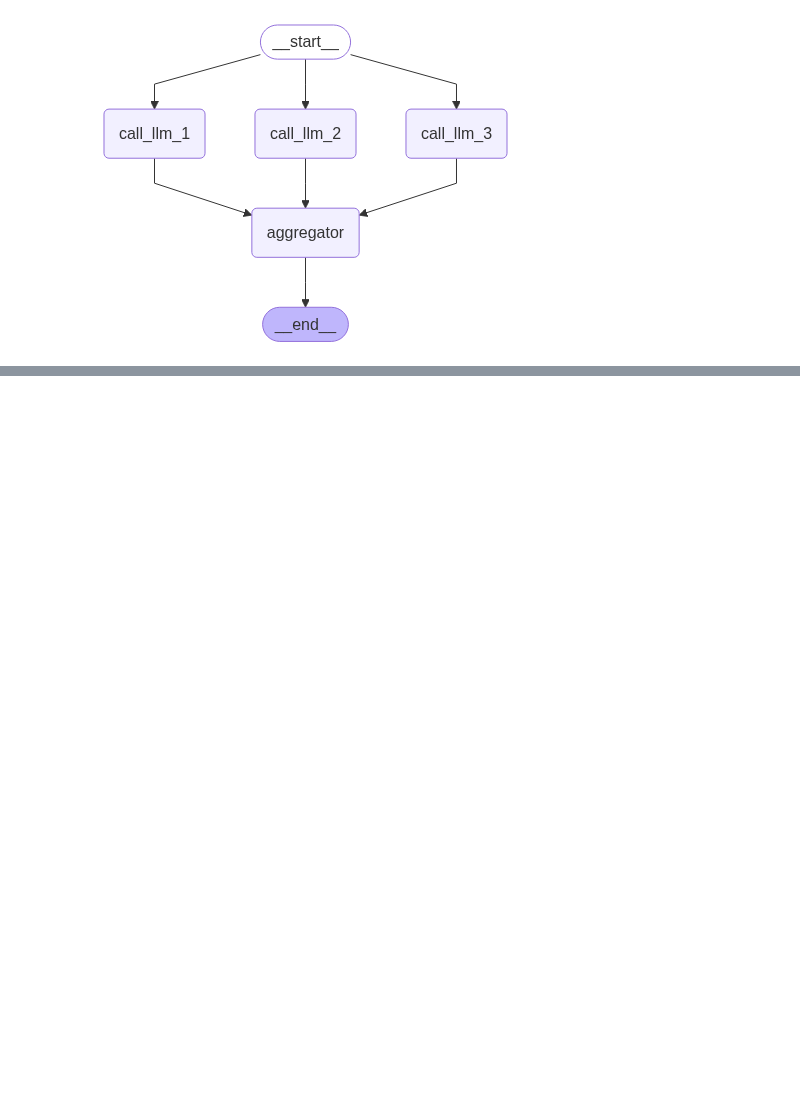
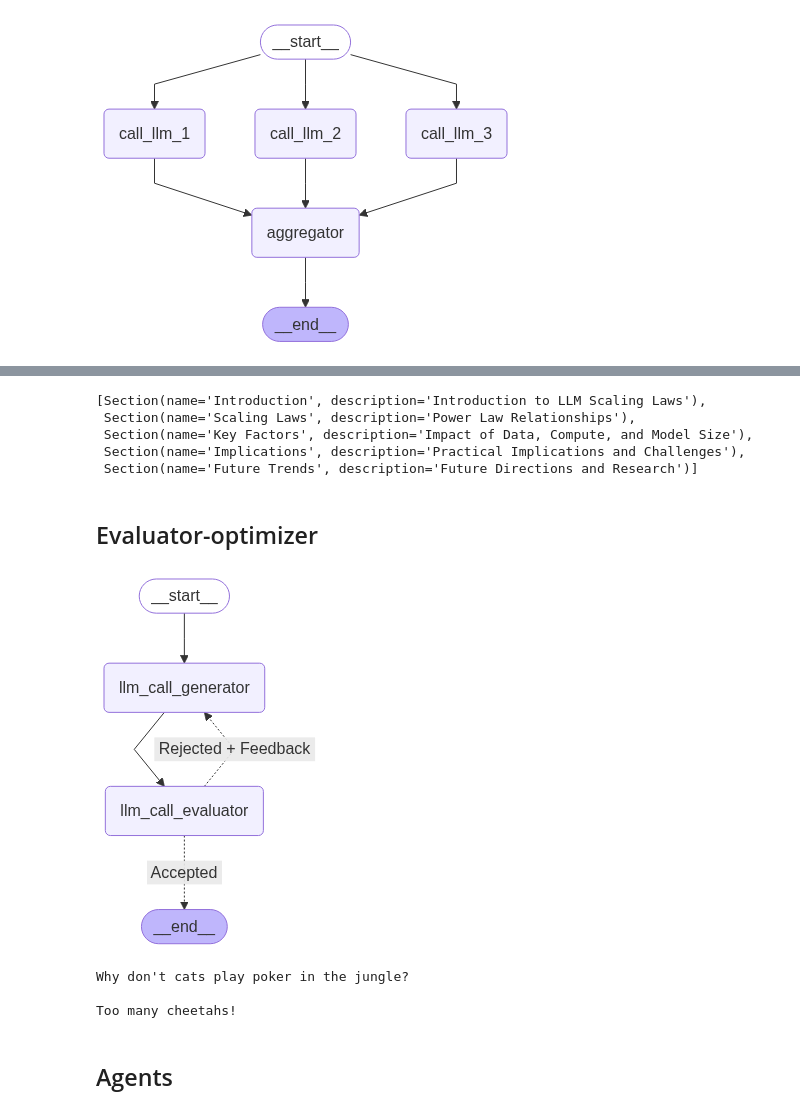
Before and after one commit to leesy3797/AI-Agent, a Jupyter notebook: langgraph-tutorial/agent development/workflow_agent.ipynb, the cells around one changed output, grey strips where cells are left out. Drawn from its saved outputs; the diff is of its cells as text; code cells hidden in the pictures; blank space fills up the shorter version.

Commit message:
Add tutorial for workflow agent

```diff
--- a/langgraph-tutorial/agent development/workflow_agent.ipynb
+++ b/langgraph-tutorial/agent development/workflow_agent.ipynb
@@ -262,0 +437,10 @@ A magic bond, they truly keep.
+# %%
+state['sections']
+# %% [output]
+[Section(name='Introduction', description='Introduction to LLM Scaling Laws'),
+ Section(name='Scaling Laws', description='Power Law Relationships'),
+ Section(name='Key Factors', description='Impact of Data, Compute, and Model Size'),
+ Section(name='Implications', description='Practical Implications and Challenges'),
+ Section(name='Future Trends', description='Future Directions and Research')]
+# %% [markdown]
+## Evaluator-optimizer
@@ -262,0 +468,47 @@ A magic bond, they truly keep.
+# %%
+def llm_call_generator(state : State):
+    """LLM generates a joke"""
+    if state.get('feedback'):
+        msg = llm.invoke(
+            f"Write a joke about {state['topic']} but take into account the feedback: {state['feedback']}"
+        )
+    else:
+        msg = llm.invoke(f"Write a joke about {state['topic']}")
+
+    return {'joke' : msg.content}
+
+def llm_call_evaluator(state : State):
+    """LLM evaluates the joke"""
+
+    grade = evaluator.invoke(f"Grade the joke {state['joke']}")
+    return {"funny_or_not" : grade.grade, "feedback" : grade.feedback}
+
+def route_joke(state : State):
+    """Route back to joke generator or end based upon feedback from the evaluator"""
+
+    if state['funny_or_not'] == "funny":
+        return "Accepted"
+    elif state['funny_or_not'] == 'not funny':
+        return "Rejected + Feedback"
+# %%
+optimizer_builder = StateGraph(State)
+
+optimizer_builder.add_node("llm_call_generator", llm_call_generator)
+optimizer_builder.add_node("llm_call_evaluator", llm_call_evaluator)
+
+optimizer_builder.add_edge(START, 'llm_call_generator')
+optimizer_builder.add_edge('llm_call_generator', 'llm_call_evaluator')
+optimizer_builder.add_conditional_edges(
+    'llm_call_evaluator',
+    route_joke,
+    {
+        'Accepted' : END,
+        'Rejected + Feedback' : 'llm_call_generator'
+    }
+)
+
+optimizer_workflow = optimizer_builder.compile()
+# %%
+display(Image(optimizer_workflow.get_graph().draw_mermaid_png()))
+# %% [output]
+[figure, added]
@@ -262,0 +519,9 @@ A magic bond, they truly keep.
+# %%
+state
+print(state['joke'])
+# %% [output]
+Why don't cats play poker in the jungle?
+
+Too many cheetahs!
+# %% [markdown]
+## Agents
```
Also changed, not shown: parts of 24 cells of this notebook.
